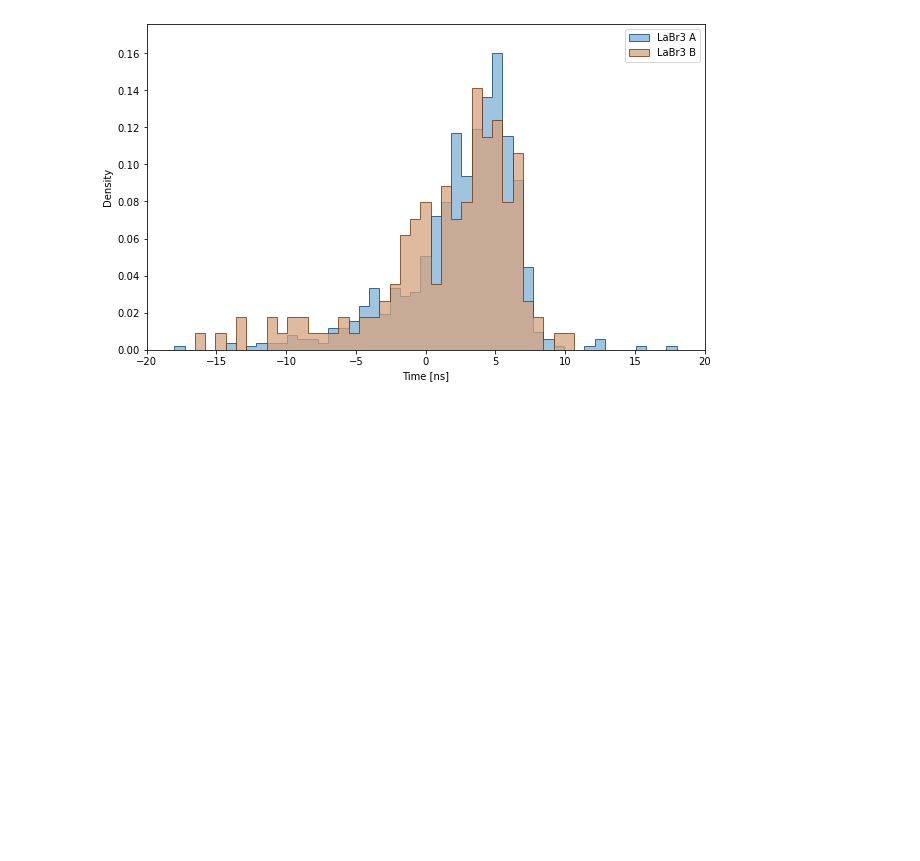
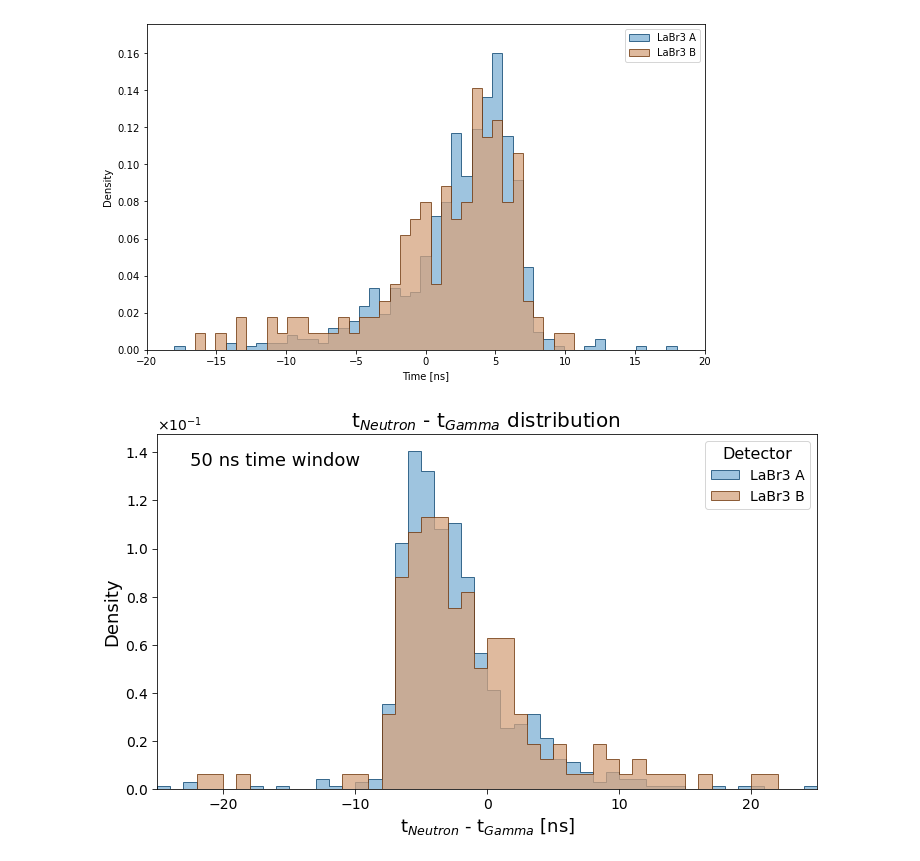
Before and after one commit to niklai99/advanced-laboratory, a Jupyter notebook: beam-analysis/coincidence-viz.ipynb, the cells around one changed output. Saved outputs shown, nothing was run; the diff lists cells and outputs as text; code cells hidden in the pictures; blank space fills up the shorter version.

```diff
--- a/beam-analysis/coincidence-viz.ipynb
+++ b/beam-analysis/coincidence-viz.ipynb
@@ -1109,3 +1133,91 @@ Mean time difference for 50 ns time window: 2.48ns (labra), 1.57ns (labrb)
 Median time difference for 50 ns time window: 3.40ns (labra), 2.66ns (labrb)
 Std time difference for 50 ns time window: 4.19ns (labra), 5.20ns (labrb)
 [figure]
+# %%
+from matplotlib.ticker import ScalarFormatter
+
+
+time_w = 50
+
+time_distance_a = compute_time_distance(labra_coincidence[labra_coincidence["time_window"] == time_w])
+time_distance_b = compute_time_distance(labrb_coincidence[labrb_coincidence["time_window"] == time_w])
+
+# conversion from ps to ns
+time_distance_a = np.array(time_distance_a) / 1000
+time_distance_b = np.array(time_distance_b) / 1000
+
+# compute mean median and std
+time_mean_a = np.mean(time_distance_a)
+time_mean_b = np.mean(time_distance_b)
+time_median_a = np.median(time_distance_a)
+time_median_b = np.median(time_distance_b)
+time_std_a = np.std(time_distance_a)
+time_std_b = np.std(time_distance_b)
+
+# print(f"Mean time difference for {time_w} ns time window: {time_mean_a:.2f}ns (labra), {time_mean_b:.2f}ns (labrb)")
+# print(f"Median time difference for {time_w} ns time window: {time_median_a:.2f}ns (labra), {time_median_b:.2f}ns (labrb)")
+# print(f"Std time difference for {time_w} ns time window: {time_std_a:.2f}ns (labra), {time_std_b:.2f}ns (labrb)")
+
+x_left = -time_w // 2
+x_right = time_w // 2
+
+bins = np.arange(x_left, x_right, 1)
+# add a bin at the end to include the last value
+bins  = np.append(bins, x_right)
+
+# Plot an histogram of the time distances
+fig, ax = plt.subplots(1, 1, figsize=(10, 6), constrained_layout=True)
+
+ax.hist(
+    time_distance_a,
+    bins      = bins,
+    histtype  = "stepfilled",
+    edgecolor = "#06416D",
+    facecolor = "#7eb0d5",
+    label     = "LaBr3 A",
+    density   = True,
+    alpha     = 0.75,
+    stacked=True
+)
+ax.hist(
+    time_distance_b,
+    bins      = bins,
+    histtype  = "stepfilled",
+    edgecolor = "#6d3206",
+    facecolor = "#d5a37e",
+    label     = "LaBr3 B",
+    density   = True,
+    alpha     = 0.75,
+    stacked=True
+)
+
+# diplay the time window on the plot
+ax.text(0.05, 0.95, f"{time_w} ns time window", transform=ax.transAxes, fontsize=18, verticalalignment="top")
+
+ax.set_title("t$_{Neutron}$ - t$_{Gamma}$ distribution ", fontsize=20)
+ax.set_xlabel("t$_{Neutron}$ - t$_{Gamma}$ [ns]", fontsize=18)
+ax.set_ylabel("Density", fontsize=18)
+
+ax.tick_params(axis="both", which="major", labelsize=14, length=5)
+
+# display mean and std
+# ax.axvline(time_mean_a, color="#06416D", linestyle="--", label=f"Mean: {time_mean_a:.2f}ns")
+# ax.axvline(time_mean_a + time_std_a, color="#06416D", linestyle=":", label=f"Std: {time_std_a:.2f}ns")
+# ax.axvline(time_mean_a - time_std_a, color="#06416D", linestyle=":")
+# ax.axvline(time_mean_b, color="#6d3206", linestyle="--", label=f"Mean: {time_mean_b:.2f}ns")
+# ax.axvline(time_mean_b + time_std_b, color="#6d3206", linestyle=":", label=f"Std: {time_std_b:.2f}ns")
+# ax.axvline(time_mean_b - time_std_b, color="#6d3206", linestyle=":")
+
+ax.set_xlim(x_left, x_right)
+
+# set y axis in exponential notation
+ax.yaxis.get_offset_text().set_fontsize(14)
+ax.yaxis.set_major_formatter(ScalarFormatter(useMathText=True))
+ax.ticklabel_format(axis="y", style="sci", scilimits=(0,0))
+
+ax.legend(fontsize=14, title_fontsize=16, title="Detector", loc="best")
+
+# fig.savefig(f"./plots/t-distance-{time_w}ns.png", dpi=300, facecolor="w")
+plt.show()
+# %% [output]
+[figure, added]
```
Also changed, not shown: parts of 4 cells of this notebook, 6 other files.
